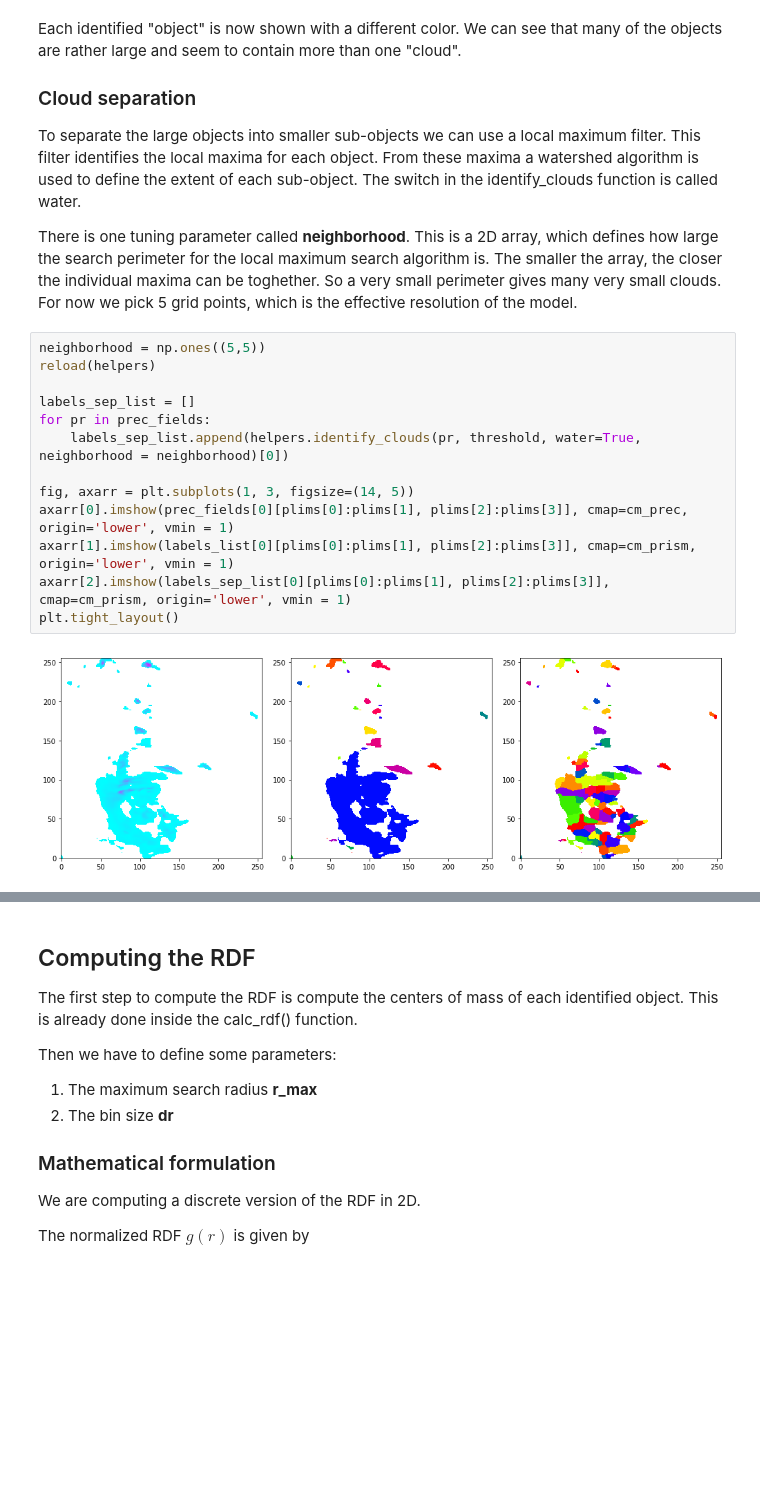
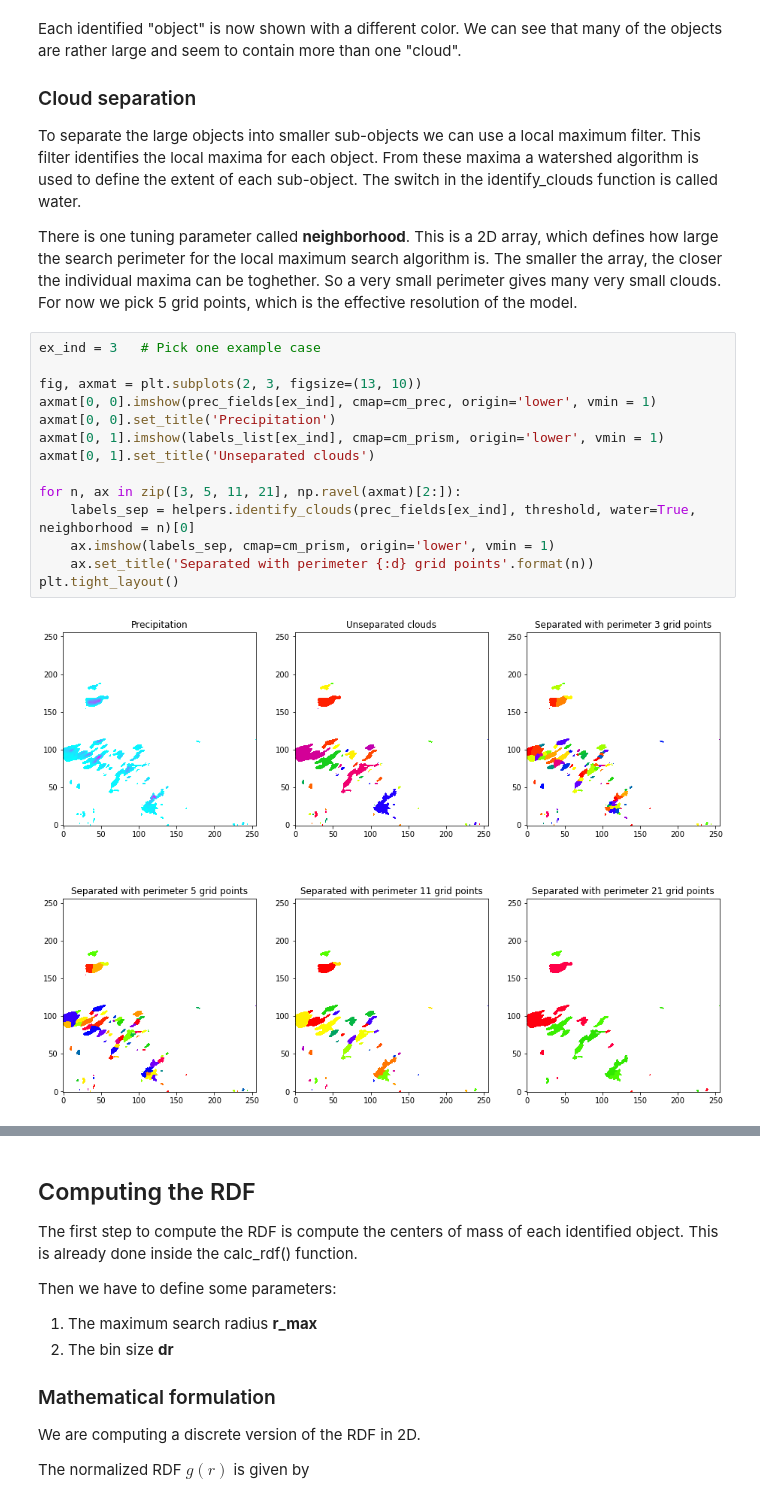
Before and after one commit to raspstephan/convective_variability_analysis, a Jupyter notebook: jupyter_notebooks/clustering_rdf.ipynb, the cells around one changed output, grey strips where cells are left out. Drawn from its saved outputs; the diff is of its cells as text; blank space fills up the shorter version.

```diff
--- a/jupyter_notebooks/clustering_rdf.ipynb
+++ b/jupyter_notebooks/clustering_rdf.ipynb
@@ -81,21 +85,22 @@ Each identified "object" is now shown with a different color. We can see that ma
 To separate the large objects into smaller sub-objects we can use a local maximum filter. This filter identifies the local maxima for each object. From these maxima a watershed algorithm is used to define the extent of each sub-object. The switch in the identify_clouds function is called water.
 
 There is one tuning parameter called **neighborhood**. This is a 2D array, which defines how large the search perimeter for the local maximum search algorithm is. The smaller the array, the closer the individual maxima can be toghether. So a very small perimeter gives many very small clouds. For now we pick 5 grid points, which is the effective resolution of the model.
-# %%
-neighborhood = np.ones((5,5))
-reload(helpers)
-
-labels_sep_list = []
-for pr in prec_fields:
-    labels_sep_list.append(helpers.identify_clouds(pr, threshold, water=True, neighborhood = neighborhood)[0])
-
-fig, axarr = plt.subplots(1, 3, figsize=(14, 5))
-axarr[0].imshow(prec_fields[0][plims[0]:plims[1], plims[2]:plims[3]], cmap=cm_prec, origin='lower', vmin = 1)
-axarr[1].imshow(labels_list[0][plims[0]:plims[1], plims[2]:plims[3]], cmap=cm_prism, origin='lower', vmin = 1)
-axarr[2].imshow(labels_sep_list[0][plims[0]:plims[1], plims[2]:plims[3]], cmap=cm_prism, origin='lower', vmin = 1)
-plt.tight_layout()
-# %% [output]
-[figure, removed]
+# %%
+ex_ind = 3   # Pick one example case
+
+fig, axmat = plt.subplots(2, 3, figsize=(13, 10))
+axmat[0, 0].imshow(prec_fields[ex_ind], cmap=cm_prec, origin='lower', vmin = 1)
+axmat[0, 0].set_title('Precipitation')
+axmat[0, 1].imshow(labels_list[ex_ind], cmap=cm_prism, origin='lower', vmin = 1)
+axmat[0, 1].set_title('Unseparated clouds')
+
+for n, ax in zip([3, 5, 11, 21], np.ravel(axmat)[2:]):
+    labels_sep = helpers.identify_clouds(prec_fields[ex_ind], threshold, water=True, neighborhood = n)[0]
+    ax.imshow(labels_sep, cmap=cm_prism, origin='lower', vmin = 1)
+    ax.set_title('Separated with perimeter {:d} grid points'.format(n))
+plt.tight_layout()
+# %% [output]
+[figure, added]
 # %% [markdown]
 As you can see, the cloud separation algorithm separates the clouds very agressively. (This is an extreme example!) It certainly seems like some of the separated cloud objects are too small. The unseparated cloud objects, on the other, hand appear to be too large. Some tuning of the threshold could potentially yield better results, but the choice will always remain ambiguous. The important lesson to keep in mind is to always compare both methods, separated and non-separated clouds, and check the results for consistency.
 
```
Also changed, not shown: parts of 8 cells of this notebook, 2 other files.
